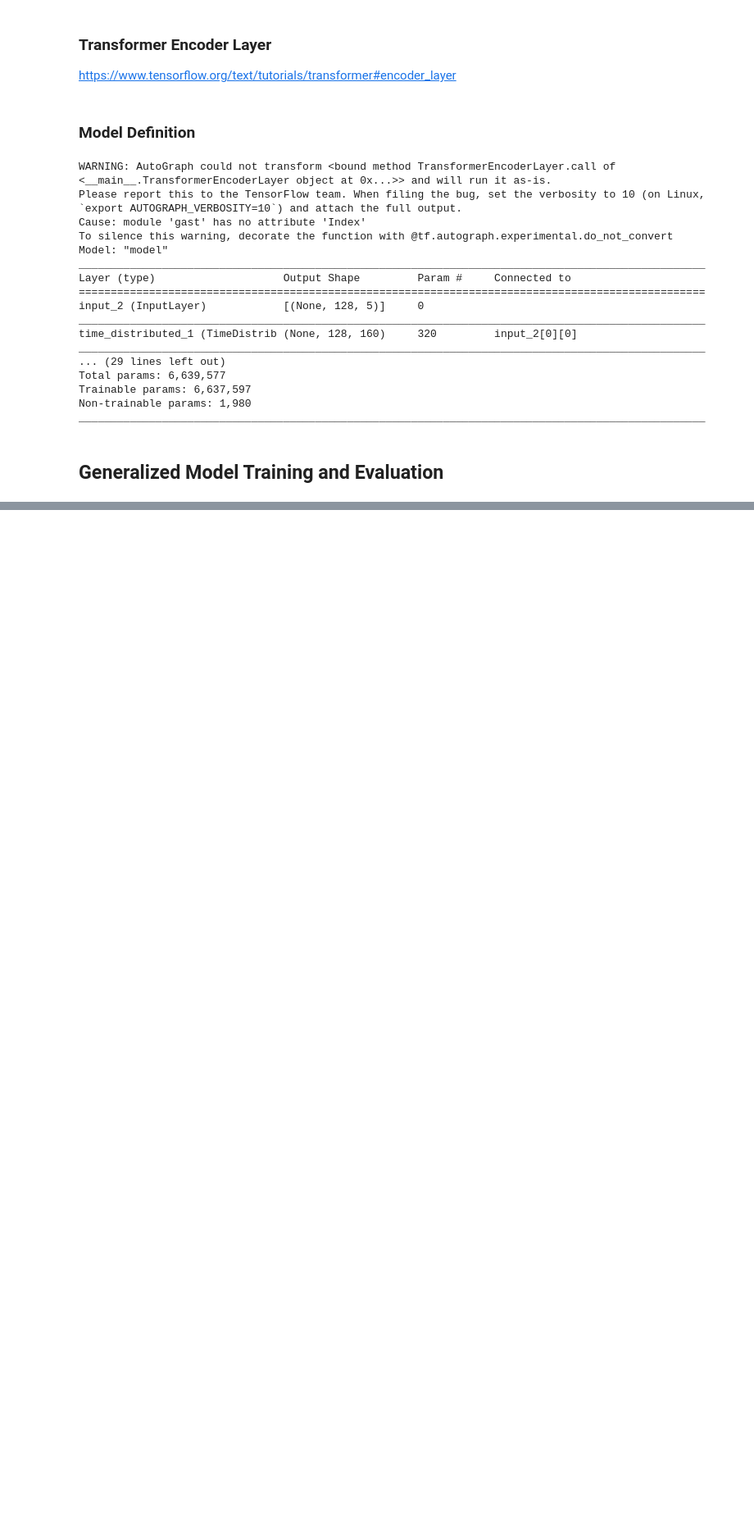
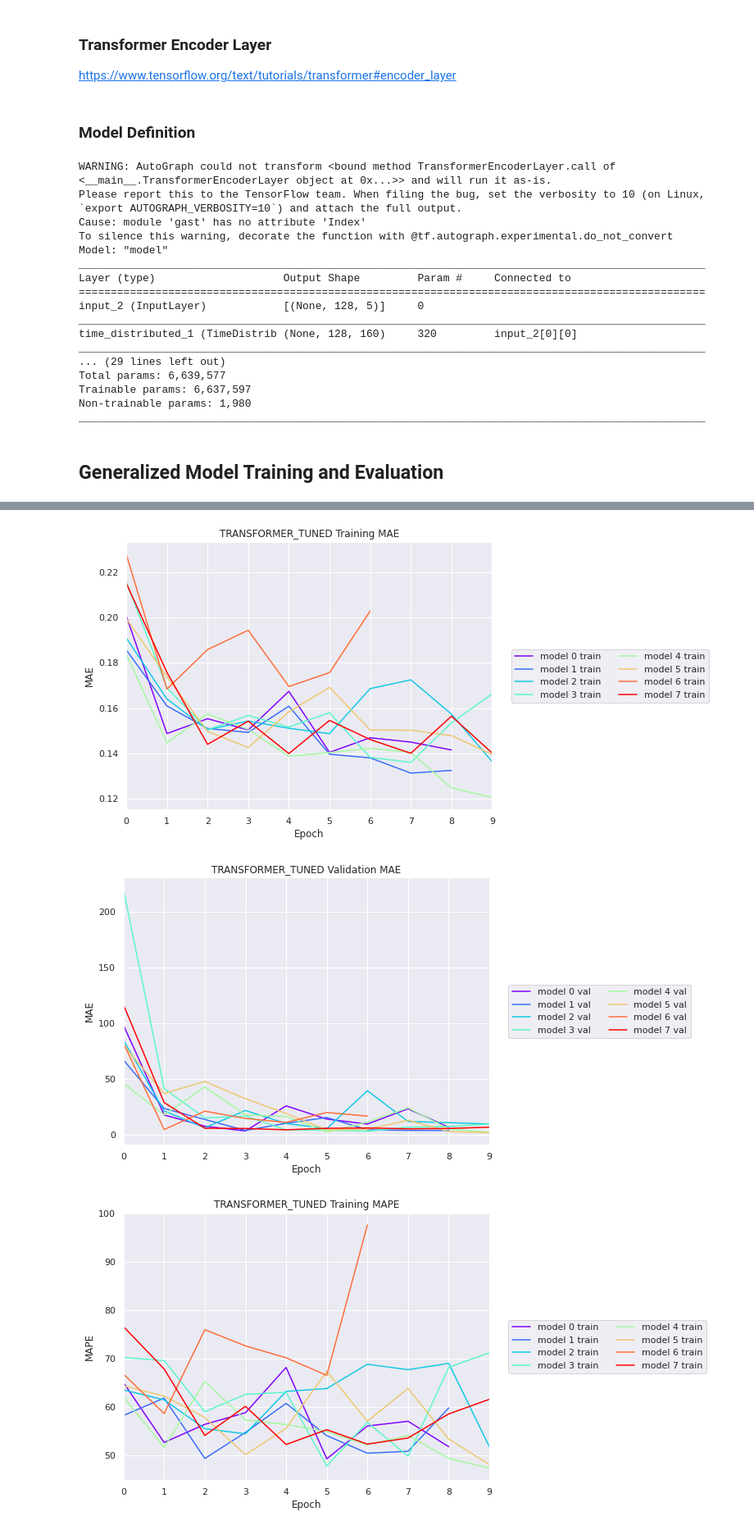
Before and after one commit to zanderman/stock-forecasting-transformer, a Jupyter notebook: forecast_transformer.ipynb, the cells around one changed output, grey strips where cells are left out. Shown at 82% size. Drawn from its saved outputs; the diff is of its cells as text; code cells hidden in the pictures; blank space fills up the shorter version.

Commit message:
First draft of hyperparameter tuning

```diff
--- a/forecast_transformer.ipynb
+++ b/forecast_transformer.ipynb
@@ -32,12 +33,14 @@ PROJECT_ROOT = Path('~/ml/ece_6524/final_project').expanduser()
 CHECKPOINT_ROOT = PROJECT_ROOT / 'checkpoints'
 IMAGE_ROOT = PROJECT_ROOT / 'images'
 TABLE_ROOT = PROJECT_ROOT / 'tables'
+HP_TUNING_ROOT = PROJECT_ROOT / 'hp_tuning'
 
 # Ensure some directories exist.
 PROJECT_ROOT.mkdir(parents=True, exist_ok=True)
 CHECKPOINT_ROOT.mkdir(parents=True, exist_ok=True)
 IMAGE_ROOT.mkdir(parents=True, exist_ok=True)
 TABLE_ROOT.mkdir(parents=True, exist_ok=True)
+HP_TUNING_ROOT.mkdir(parents=True, exist_ok=True)
 # %%
 # Set random seeds.
 SEED = 0
@@ -1066,7 +1069,7 @@ def plot_metric(history: dict, metric: str, model_name: str) -> plt.Figure:
 def train_evaluate_for_dataset(
     model_name: str,
     build_model_func,
-    hparams: dict,
+    params: dict,
     compile_params: dict,
     asset: str,
     in_seq_len: int,
@@ -1132,7 +1135,7 @@ def train_evaluate_for_dataset(
                     in_seq_len=in_seq_len,
                     in_feat=len(in_feat), # Number of input features.
                     out_feat=len(out_feat), # Number of output features.
-                    **hparams,
+                    **params,
                 ),
                 compile_params=compile_params,
             )
@@ -1161,7 +1164,7 @@ def train_evaluate_for_dataset(
     df = pd.DataFrame([{
         'model': model_name,
         **met,
-        **hparams,
+        **params,
     }])
     logger.info(df.to_string(index=False)) # Log to console.
 
@@ -1171,11 +1174,11 @@ def train_evaluate_for_dataset(
         fig.savefig(IMAGE_ROOT/f"{model_name}_{key}.png", bbox_inches='tight')
         fig.show()
 
-    return model, hist, met, hparams, df
+    return model, hist, met, params, df
 # %%
 builder = build_model_from_hparams(build_transformer)
 
-hparams = dict(
+params = dict(
     fc_units=[64,64],
     embed_dim=32,
     d_k=512,
@@ -1190,10 +1193,10 @@ compile_params = dict(
     metrics=['mae', 'mape'],
 )
 
-model, hist, met, hparams, df = train_evaluate_for_dataset(
+model, hist, met, params, df = train_evaluate_for_dataset(
     model_name='transformer',
     build_model_func=builder,
-    hparams=hparams,
+    params=params,
     compile_params=compile_params,
     asset='aapl',
     in_seq_len=128,
@@ -1231,0 +1453,50 @@ transformer 0.119271 2.934103   9.81122 49.828438 39.123451  26.442472 0.058821
+# %%
+builder = build_model_from_hparams(build_transformer)
+
+params = dict(
+    fc_units=[
+        [64,64],
+        [128,128],
+    ],
+    embed_dim=[32, 512],
+    d_k=[512],
+    d_v=[256],
+    n_heads=[8],
+    d_ff=[
+        512,
+        2048,
+    ],
+    optim=['adam'],
+    lr=[0.001],
+)
+compile_params = dict(
+    loss='mse',
+    metrics=['mae', 'mape'],
+)
+table_header = ['model']
+for m in compile_params['metrics']+['loss']:
+    table_header.append(f"{m}")
+    table_header.append(f"val_{m}")
+table_header.extend(list(params))
+
+mhepd_model_tuned = hp_gridsearch(
+    model_name='transformer_tuned',
+    build_model_func=builder,
+    params=params,
+    compile_params=compile_params,
+    asset='aapl',
+    in_seq_len=128,
+    out_seq_len=1,
+    shift=1,
+    split=(0.7, 0.2, 0.1),
+    in_feat=['Open','High','Low','Close','Volume'],
+    # out_feat=['Open','High','Low','Close','Volume'],
+    out_feat=['Close'],
+    batch_size=64,
+    shuffle=True,
+    strategy=tf.distribute.get_strategy(),
+    epochs=10,
+    table_header=table_header,
+    sort_cols=f"val_{compile_params['metrics'][0]}",
+)
+# %% [output]
@@ -1231,0 +1520,3 @@ transformer 0.119271 2.934103   9.81122 49.828438 39.123451  26.442472 0.058821
+[figure, added]
+[figure, added]
+[figure, added]
```
Also changed, not shown: parts of 5 cells of this notebook.
